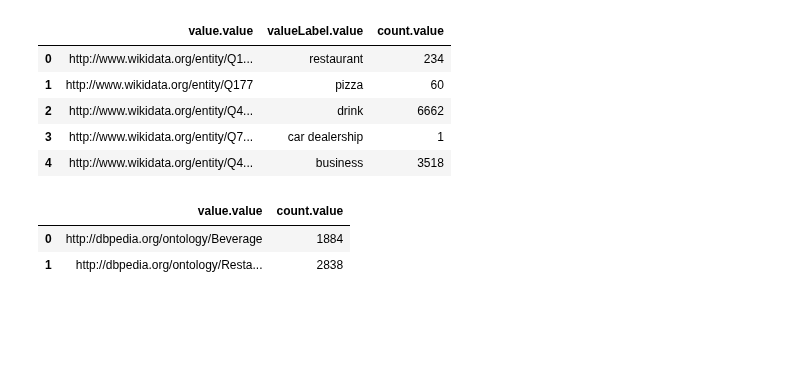
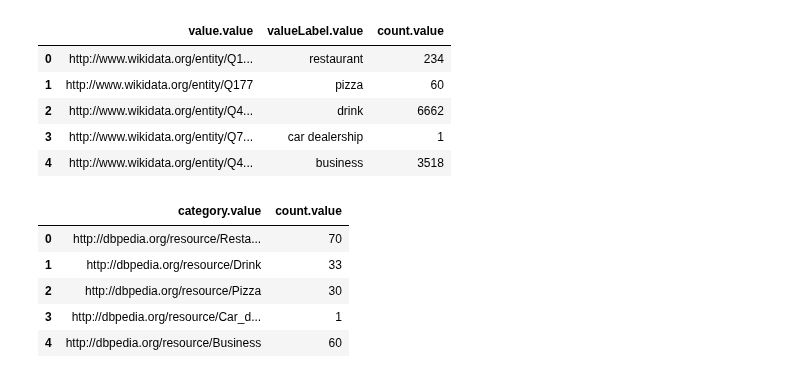
Before and after one commit to christiannielsen98/DVML-P7, a Jupyter notebook: Code/CompetencyQuestions/wikidata_competency_questions.ipynb, the cells around one changed output. Cells and saved outputs as stored; diff of their text form; code cells hidden in the pictures; blank space fills up the shorter version.

```diff
--- a/Code/CompetencyQuestions/wikidata_competency_questions.ipynb
+++ b/Code/CompetencyQuestions/wikidata_competency_questions.ipynb
@@ -442,15 +442,22 @@ wikidata_query(sparql_query=sparql_query)[['value.value', 'valueLabel.value', 'c
 | 4 | http://www.wikidata.org/entity/Q4... | business | 3518 |
 # %%
 sparql_query = """
-SELECT ?value (COUNT (DISTINCT ?category) AS ?count)
+SELECT ?category (COUNT (DISTINCT ?value) AS ?count)
 WHERE {
-    VALUES ?value {dbo:Beverage dbo:Car_dealership dbo:Business dbo:Restaurant dbo:Pizza}
-    ?category rdf:type ?value
+    VALUES ?category {dbr:Drink dbr:Car_dealership dbr:Business dbr:Restaurant dbr:Pizza}
+    {?value rdf:type ?category}
+    UNION
+    {?value dbo:type ?category}
+    UNION
+    {?value dbr:type ?category}
 }
-GROUP BY ?value
+GROUP BY ?category
 """
-dbpedia_query(sparql_query=sparql_query)[['value.value', 'count.value']]
+dbpedia_query(sparql_query=sparql_query)[['category.value', 'count.value']]
 # %% [output]
-|  | value.value | count.value |
-| 0 | http://dbpedia.org/ontology/Beverage | 1884 |
-| 1 | http://dbpedia.org/ontology/Resta... | 2838 |
+|  | category.value | count.value |
+| 0 | http://dbpedia.org/resource/Resta... | 70 |
+| 1 | http://dbpedia.org/resource/Drink | 33 |
+| 2 | http://dbpedia.org/resource/Pizza | 30 |
+| 3 | http://dbpedia.org/resource/Car_d... | 1 |
+| 4 | http://dbpedia.org/resource/Business | 60 |
```
Also changed, not shown: 1 other file.
